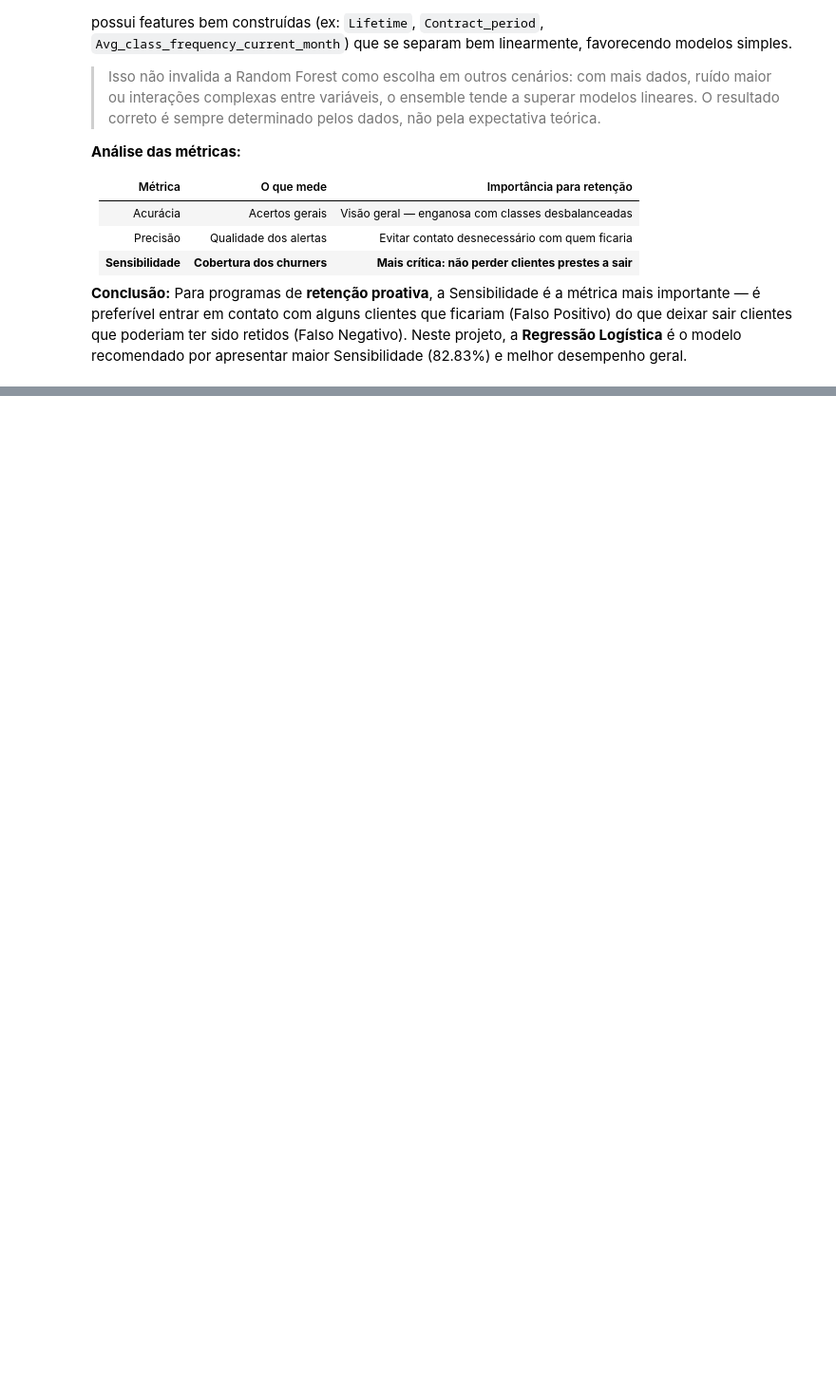
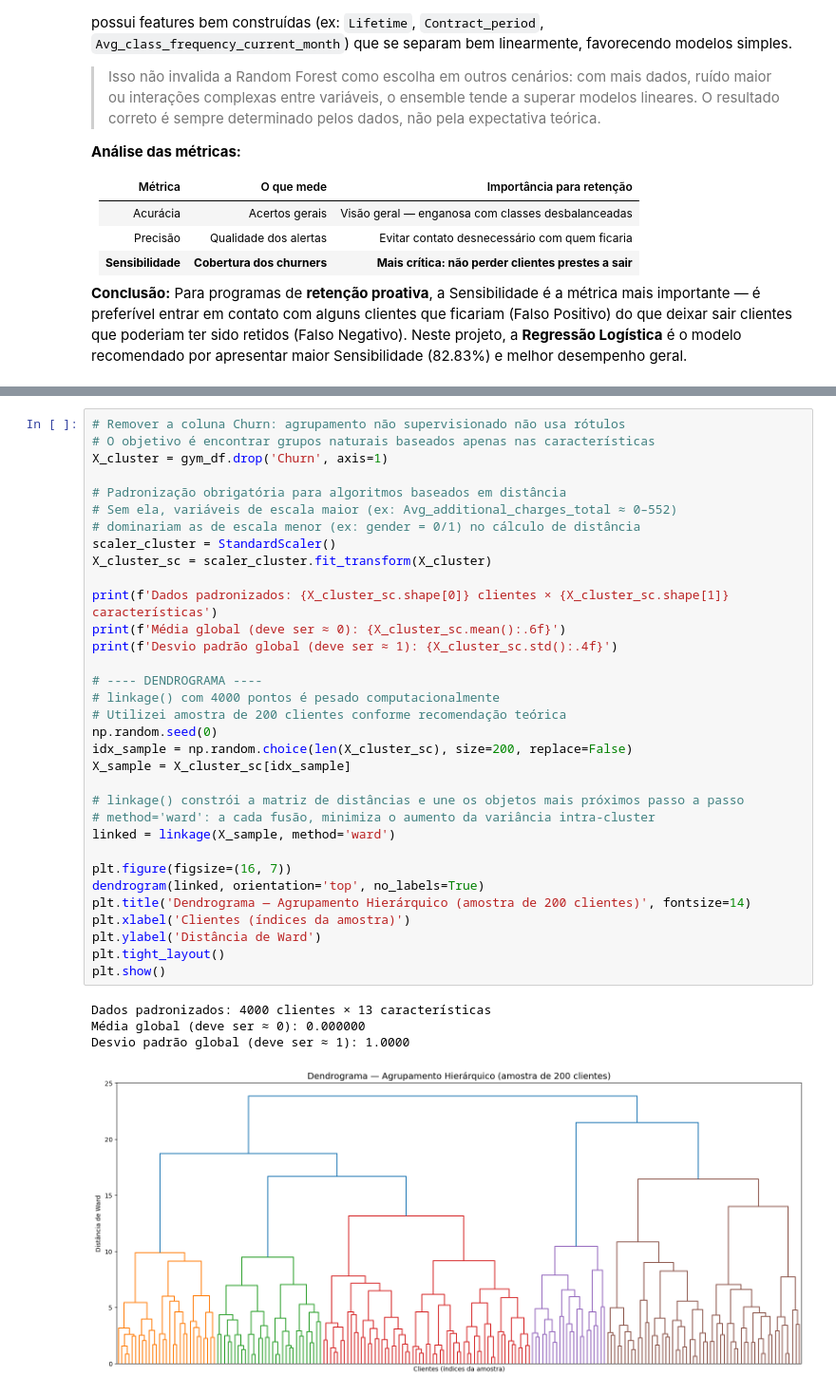
Before and after one commit to raimirsilva/Small-projects, a Jupyter notebook: Sprint-13-project/notebook/gym-project.ipynb, the cells around one changed output, grey strips where cells are left out. Shown at 95% size. Drawn from its saved outputs; the diff is of its cells as text; blank space fills up the shorter version.

```diff
--- a/Sprint-13-project/notebook/gym-project.ipynb
+++ b/Sprint-13-project/notebook/gym-project.ipynb
@@ -489,0 +528,38 @@ Esse resultado indica que, neste dataset específico, as relações entre as var
+# %%
+# Remover a coluna Churn: agrupamento não supervisionado não usa rótulos
+# O objetivo é encontrar grupos naturais baseados apenas nas características
+X_cluster = gym_df.drop('Churn', axis=1)
+
+# Padronização obrigatória para algoritmos baseados em distância
+# Sem ela, variáveis de escala maior (ex: Avg_additional_charges_total ≈ 0–552)
+# dominariam as de escala menor (ex: gender = 0/1) no cálculo de distância
+scaler_cluster = StandardScaler()
+X_cluster_sc = scaler_cluster.fit_transform(X_cluster)
+
+print(f'Dados padronizados: {X_cluster_sc.shape[0]} clientes × {X_cluster_sc.shape[1]} características')
+print(f'Média global (deve ser ≈ 0): {X_cluster_sc.mean():.6f}')
+print(f'Desvio padrão global (deve ser ≈ 1): {X_cluster_sc.std():.4f}')
+
+# ---- DENDROGRAMA ----
+# linkage() com 4000 pontos é pesado computacionalmente
+# Utilizei amostra de 200 clientes conforme recomendação teórica
+np.random.seed(0)
+idx_sample = np.random.choice(len(X_cluster_sc), size=200, replace=False)
+X_sample = X_cluster_sc[idx_sample]
+
+# linkage() constrói a matriz de distâncias e une os objetos mais próximos passo a passo
+# method='ward': a cada fusão, minimiza o aumento da variância intra-cluster
+linked = linkage(X_sample, method='ward')
+
+plt.figure(figsize=(16, 7))
+dendrogram(linked, orientation='top', no_labels=True)
+plt.title('Dendrograma — Agrupamento Hierárquico (amostra de 200 clientes)', fontsize=14)
+plt.xlabel('Clientes (índices da amostra)')
+plt.ylabel('Distância de Ward')
+plt.tight_layout()
+plt.show()
+# %% [output]
+Dados padronizados: 4000 clientes × 13 características
+Média global (deve ser ≈ 0): 0.000000
+Desvio padrão global (deve ser ≈ 1): 1.0000
+[figure, added]
```
Also changed, not shown: parts of 12 cells of this notebook.
